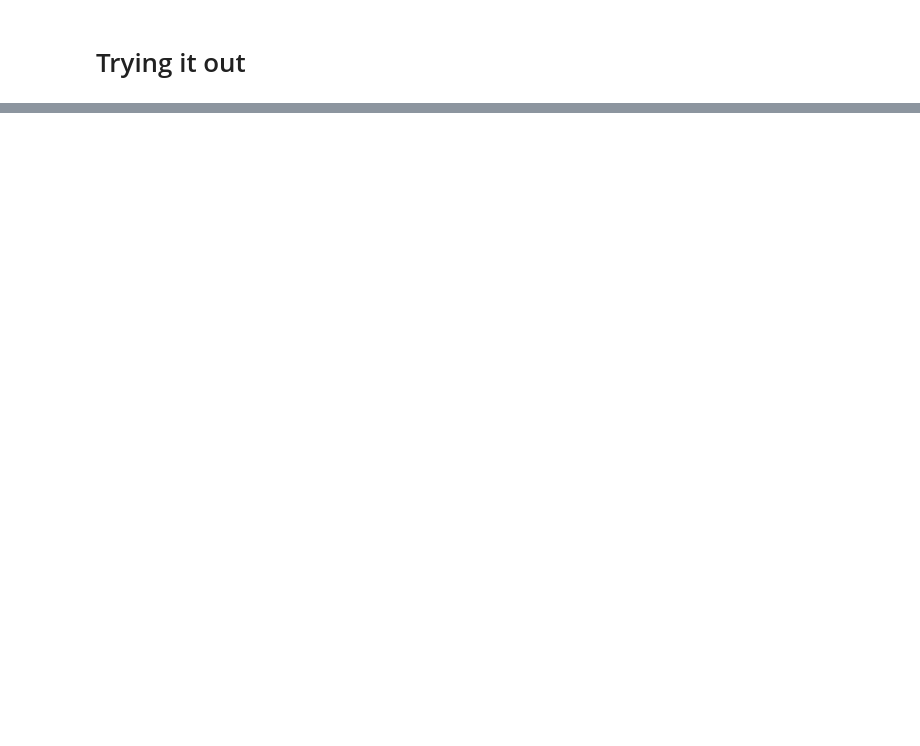
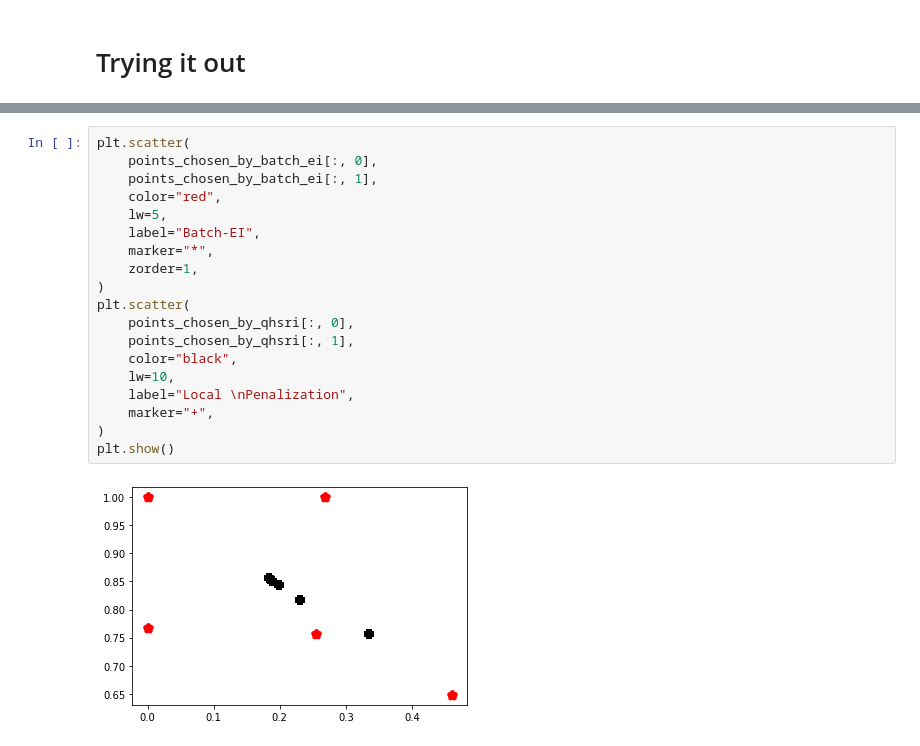
Before and after one commit to secondmind-labs/trieste, a Jupyter notebook: docs/notebooks/qhsri-implementation.ipynb, the cells around one changed output, grey strips where cells are left out. Cells and saved outputs as stored; diff of their text form; blank space fills up the shorter version.

```diff
--- a/docs/notebooks/qhsri-implementation.ipynb
+++ b/docs/notebooks/qhsri-implementation.ipynb
@@ -260,0 +128,21 @@ plt.show()
+# %%
+plt.scatter(
+    points_chosen_by_batch_ei[:, 0],
+    points_chosen_by_batch_ei[:, 1],
+    color="red",
+    lw=5,
+    label="Batch-EI",
+    marker="*",
+    zorder=1,
+)
+plt.scatter(
+    points_chosen_by_qhsri[:, 0],
+    points_chosen_by_qhsri[:, 1],
+    color="black",
+    lw=10,
+    label="Local \nPenalization",
+    marker="+",
+)
+plt.show()
+# %% [output]
+[figure, added]
```
Also changed, not shown: parts of 8 cells of this notebook, 1 other file.
